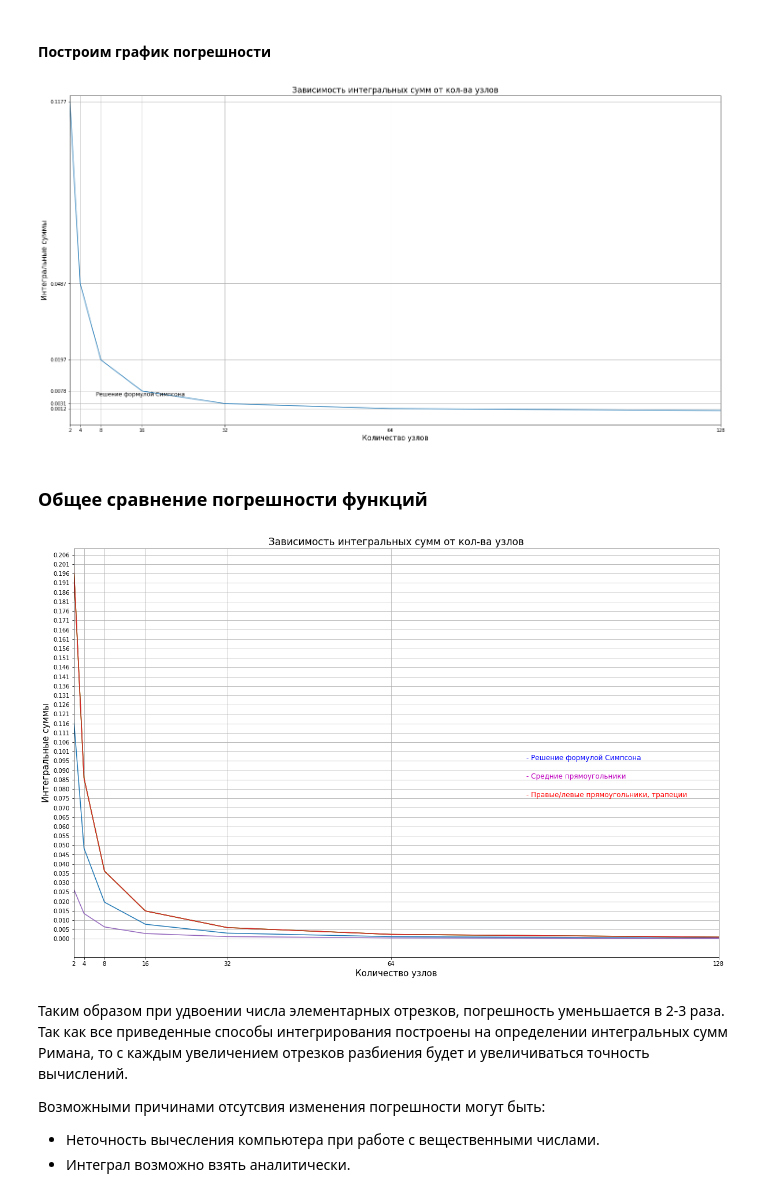
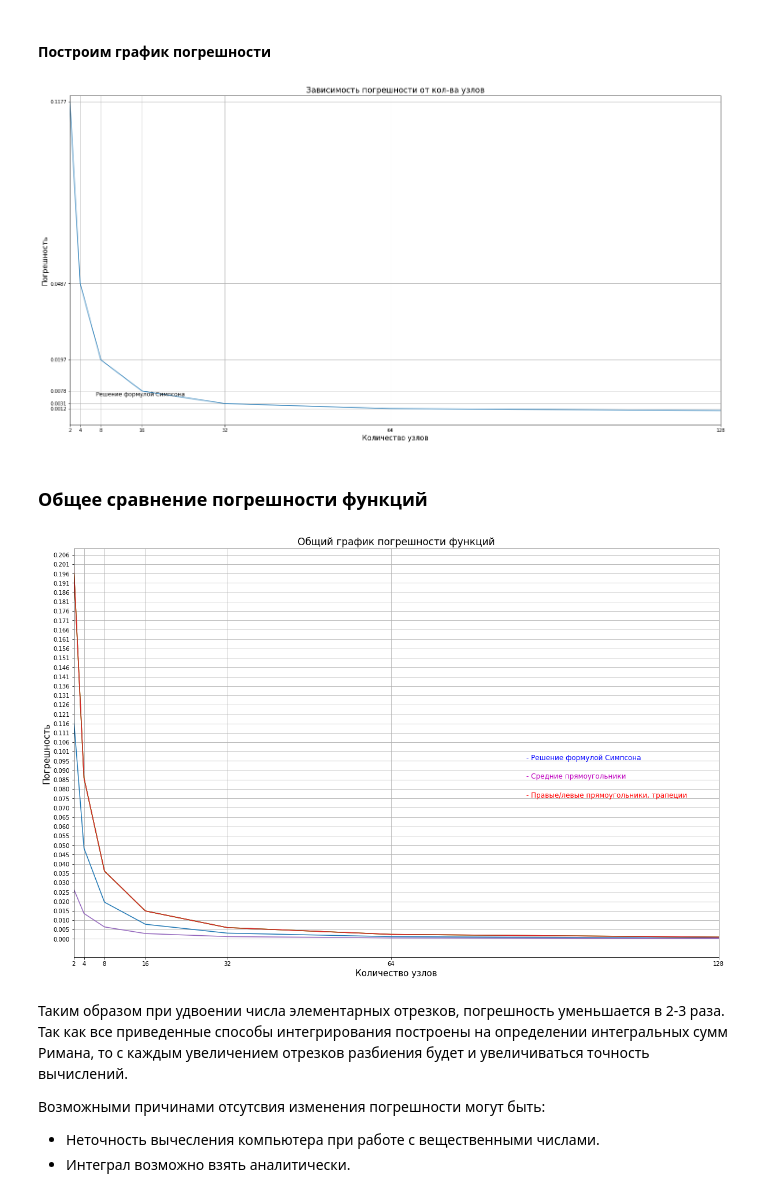
Before and after one commit to danielbulgakov/ProjectSKM, a Jupyter notebook: YearProjectSKM.ipynb, the cells around one changed output. Drawn from its saved outputs; the diff is of its cells as text; code cells hidden in the pictures.

```diff
--- a/YearProjectSKM.ipynb
+++ b/YearProjectSKM.ipynb
@@ -190,13 +191,13 @@ $$
 Причем остаток равен : $$ R = \frac{b-a}{12} f''(\xi)\, h^2, \quad \mbox{где $\xi \in [a, b]$}. $$
 # %%
 y_rap = []
-def Inttrapeze(n):
+def Inttrapeze_c(n):
     x = np.linspace(start_ind, end_ind, n+1)
     y = np.sqrt(x)*(np.log(x))
     Int_trapz = integrate.trapz(y, x)
     return Int_trapz, x
 
-def Inttrapeze1(n): #Среднее арифмитическое функций правого прямоугольника и левого
+def Inttrapeze_m(n): #Среднее арифмитическое функций правого прямоугольника и левого
     x1 = []
     x2 = []
     Int_lr, x1 = Intleftrect(n)
@@ -207,12 +208,12 @@ print("%-55s%-55s"%("С помощью встроенной функции:","С
 print ("%-25s%-20s%-10s" % ("Значение интеграла:", "Погрешность:", "Шаг:"),
        "%-25s%-20s%-10s" % ("Значение интеграла:", "Погрешность:", "Шаг:"))
 for i in range(1,iterations):
-    ans_rap, x_rap1 = Inttrapeze(2**i)
-    ans1_rap, x_rap2 = Inttrapeze1(2**i)
+    ans_rap, x_rap1 = Inttrapeze_c(2**i)
+    ans1_rap, x_rap2 = Inttrapeze_m(2**i)
     y_rap.append(ans_rap)
     print ("%-25.12f%-20.12f%-10d" % (ans_rap, ans_rap - aprox, 2**i),
            "%-25.12f%-20.12f%-10d" % (ans1_rap, ans1_rap - aprox, 2**i))
-print("\nОтветы идентичны,тогда буду использовать функцию Inttrapeze")
+print("\nОтветы идентичны,тогда буду использовать функцию Inttrapeze()")
 # %% [output]
 С помощью встроенной функции:                          Среднее арифм. способа прямоугольников:
 Значение интеграла:      Погрешность:        Шаг:       Значение интеграла:      Погрешность:        Шаг:
@@ -282,7 +283,7 @@ $$
 # %%
 y_simp = []
 def Int_simpson(n):
-    x = np.linspace(a, b, n + 1)
+    x = np.linspace(start_ind, end_ind, n + 1)
     y = np.sqrt(x)*(np.log(x))
     Int_simps = integrate.simps(y,x)
     return (Int_simps, x)
@@ -332,41 +333,41 @@ plt.xticks([2,4,8,16,32,64,128])
 plt.yticks([i for i in abs(y_simp - aproxx) if (i>0.001)] )
 plt.plot(step,abs(y_simp - aproxx))
 plt.xlabel('Количество узлов',fontsize=15)
-plt.ylabel('Интегральные суммы',fontsize=15)
-plt.title('Зависимость интегральных сумм от кол-ва узлов',fontsize=17)
+plt.ylabel('Погрешность',fontsize=15)
+plt.title('Зависимость погрешности от кол-ва узлов',fontsize=17)
 plt.text(7,0.006, "Решение формулой Симпсона",fontsize=12)
 plt.grid()
 pass
 # %% [output]
-[figure, old version]
+[figure, new version]
 # %% [markdown]
 ### Общее сравнение погрешности функций
 # %%
 step = [2,4,8,16,32,64,128]
 aproxx = np.linspace(aprox,aprox,iterations-1)
 plt.rcParams["figure.figsize"] = (20,13)
 plt.xlim([2, 128])
 plt.xticks([2,4,8,16,32,64,128])
 plt.yticks([2,4,8,16,32,64,128])
 plt.yticks(np.linspace(0,1,200))
 plt.plot(step,abs(y_simp-aproxx))
 plt.plot(step,abs(y_rap-aproxx))
 plt.plot(step,abs(y1-aproxx))
 plt.plot(step,abs(y2-aproxx))
 plt.plot(step,abs(y3-aproxx))
 plt.xlabel('Количество узлов',fontsize=15)
-plt.ylabel('Интегральные суммы',fontsize=15)
-plt.title('Зависимость интегральных сумм от кол-ва узлов',fontsize=17)
+plt.ylabel('Погрешность',fontsize=15)
+plt.title('Общий график погрешности функций',fontsize=17)
 #plt.text(7,0.006, "Решение формулой Симпсона",fontsize=12)
 
 
 plt.text(90,0.096, " - Решение формулой Симпсона",fontsize=12, color = 'b')
 plt.text(90,0.086, " - Средние прямоугольники",fontsize=12, color = 'm')
 plt.text(90,0.076, " - Правые/левые прямоугольники, трапеции", fontsize=12, color = 'r')
 plt.grid()
 pass
 # %% [output]
-[figure, old version]
+[figure, new version]
 # %% [markdown]
 Таким образом при удвоении числа элементарных отрезков, погрешность уменьшается в 2-3 раза.
 Так как все приведенные способы интегрирования построены на определении интегральных сумм Римана, то с каждым увеличением отрезков разбиения будет и увеличиваться точность вычислений.
```
Also changed, not shown: parts of 5 cells of this notebook.
